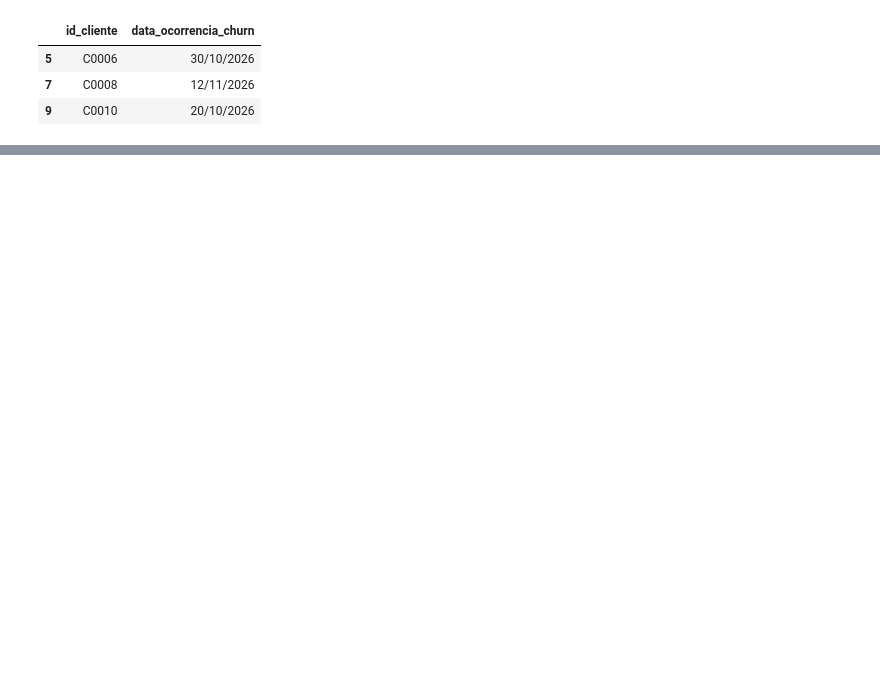
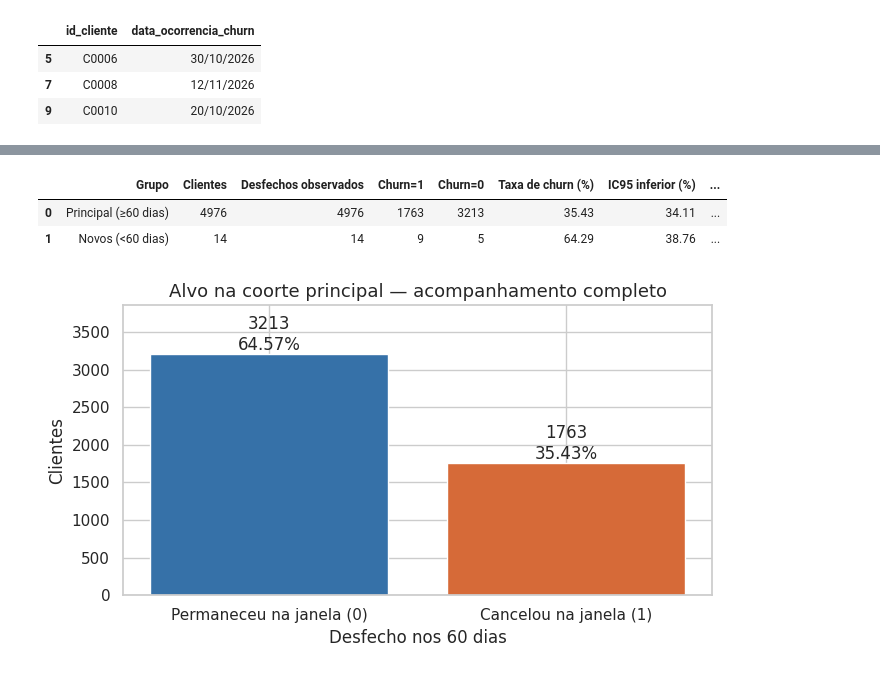
Before and after one commit to AlvaroNegromonte/churn_analysis_SI, a Jupyter notebook: analise_base_churn.ipynb, the cells around one changed output, grey strips where cells are left out. Cells and saved outputs as stored; diff of their text form; code cells hidden in the pictures; blank space fills up the shorter version.

```diff
--- a/analise_base_churn.ipynb
+++ b/analise_base_churn.ipynb
@@ -345,0 +1391,34 @@ no roteiro.
+# %%
+def resumir_taxa(dados, coluna_grupo):
+    linhas = []
+    for grupo, parte in dados.groupby(coluna_grupo, dropna=False, observed=True, sort=False):
+        y = parte["churn_60d"].dropna().astype(int)
+        n = len(y); positivos = int(y.sum())
+        if n:
+            taxa = positivos / n; z = 1.96
+            centro = (taxa + z*z/(2*n)) / (1 + z*z/n)
+            margem = z*np.sqrt(taxa*(1-taxa)/n + z*z/(4*n*n)) / (1 + z*z/n)
+        else:
+            taxa = centro = margem = np.nan
+        linhas.append({"Grupo": str(grupo), "Clientes": len(parte), "Desfechos observados": n,
+                       "Churn=1": positivos, "Churn=0": n - positivos,
+                       "Taxa de churn (%)": 100*taxa, "IC95 inferior (%)": 100*(centro-margem),
+                       "IC95 superior (%)": 100*(centro+margem)})
+    return pd.DataFrame(linhas)
+
+taxas_coortes = resumir_taxa(visao_elegivel, "coorte")
+display(taxas_coortes.round(2))
+classes_principal = amostra_principal["churn_60d"].value_counts().reindex([0, 1], fill_value=0)
+fig, eixo = plt.subplots(figsize=(7, 4))
+eixo.bar(["Permaneceu na janela (0)", "Cancelou na janela (1)"], classes_principal.values,
+         color=["#3671a8", "#d66a38"])
+for i, n in enumerate(classes_principal.values):
+    eixo.text(i, n, f"{n}\n{100*n/len(amostra_principal):.2f}%", ha="center", va="bottom")
+eixo.set(title="Alvo na coorte principal — acompanhamento completo", xlabel="Desfecho nos 60 dias", ylabel="Clientes")
+eixo.set_ylim(0, classes_principal.max()*1.2)
+fig.tight_layout(); plt.show()
+# %% [output]
+|  | Grupo | Clientes | Desfechos observados | Churn=1 | Churn=0 | Taxa de churn (%) | IC95 inferior (%) | ... |
+| 0 | Principal (≥60 dias) | 4976 | 4976 | 1763 | 3213 | 35.43 | 34.11 | ... |
+| 1 | Novos (<60 dias) | 14 | 14 | 9 | 5 | 64.29 | 38.76 | ... |
+[figure, added]
```
Also changed, not shown: parts of 68 cells of this notebook, 2 other files.
